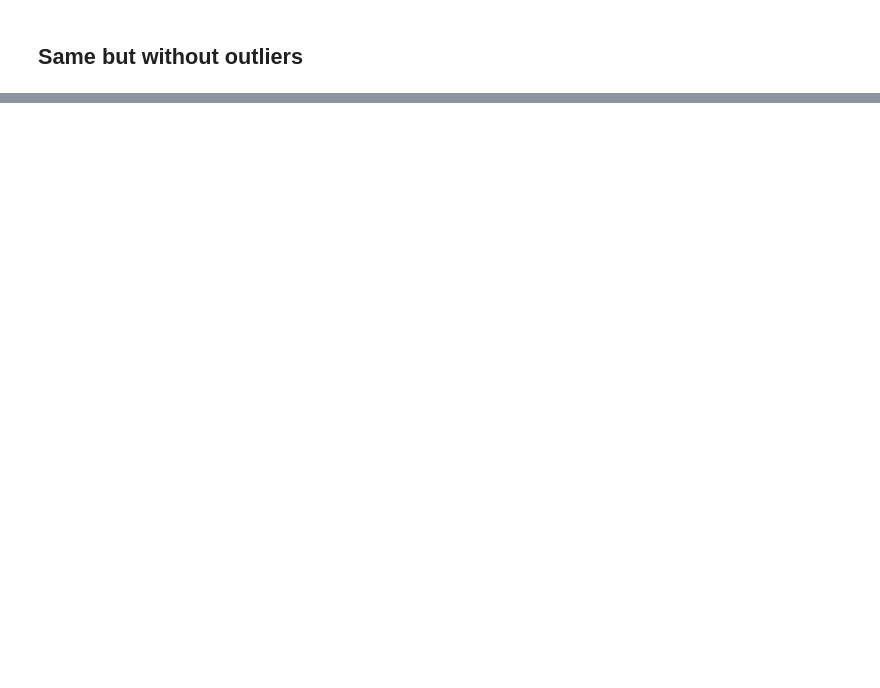
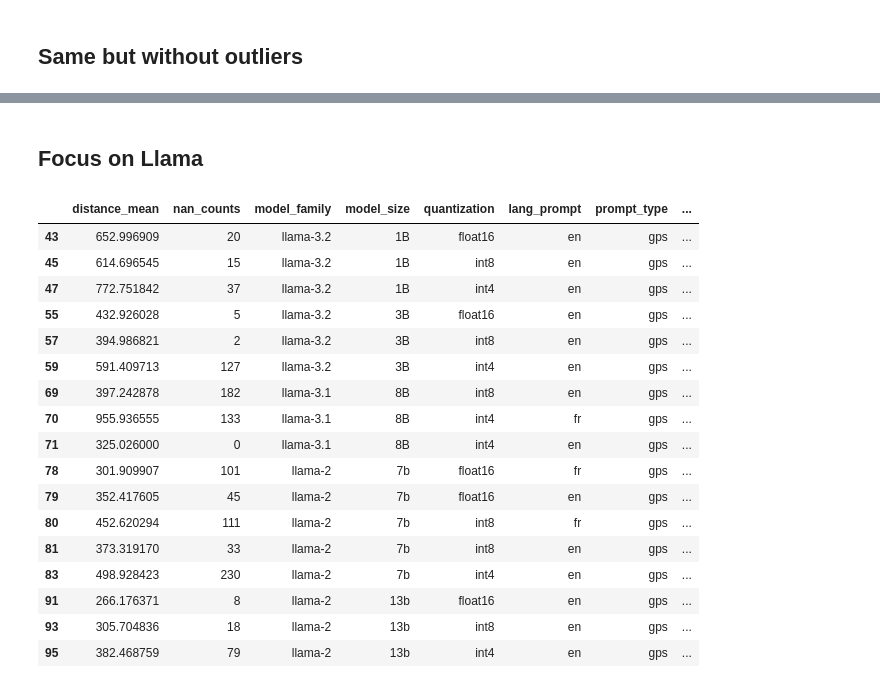
Before and after one commit to AdrienGuille/geo-llm, a Jupyter notebook: 4_results_analyzing.ipynb, the cells around one changed output, grey strips where cells are left out. Drawn from its saved outputs; the diff is of its cells as text; code cells hidden in the pictures; blank space fills up the shorter version.

```diff
--- a/4_results_analyzing.ipynb
+++ b/4_results_analyzing.ipynb
@@ -363,0 +434,28 @@ Passing `palette` without assigning `hue` is deprecated and will be removed in v
+# %% [markdown]
+## Focus on Llama
+# %%
+model_family = "llama"
+
+df_without_outliers = df[df["distance_mean"] < 1000]
+df_without_outliers = df_without_outliers[df_without_outliers['model_family'].str.startswith(model_family)]
+
+df_without_outliers
+# %% [output]
+|  | distance_mean | nan_counts | model_family | model_size | quantization | lang_prompt | prompt_type | ... |
+| 43 | 652.996909 | 20 | llama-3.2 | 1B | float16 | en | gps | ... |
+| 45 | 614.696545 | 15 | llama-3.2 | 1B | int8 | en | gps | ... |
+| 47 | 772.751842 | 37 | llama-3.2 | 1B | int4 | en | gps | ... |
+| 55 | 432.926028 | 5 | llama-3.2 | 3B | float16 | en | gps | ... |
+| 57 | 394.986821 | 2 | llama-3.2 | 3B | int8 | en | gps | ... |
+| 59 | 591.409713 | 127 | llama-3.2 | 3B | int4 | en | gps | ... |
+| 69 | 397.242878 | 182 | llama-3.1 | 8B | int8 | en | gps | ... |
+| 70 | 955.936555 | 133 | llama-3.1 | 8B | int4 | fr | gps | ... |
+| 71 | 325.026000 | 0 | llama-3.1 | 8B | int4 | en | gps | ... |
+| 78 | 301.909907 | 101 | llama-2 | 7b | float16 | fr | gps | ... |
+| 79 | 352.417605 | 45 | llama-2 | 7b | float16 | en | gps | ... |
+| 80 | 452.620294 | 111 | llama-2 | 7b | int8 | fr | gps | ... |
+| 81 | 373.319170 | 33 | llama-2 | 7b | int8 | en | gps | ... |
+| 83 | 498.928423 | 230 | llama-2 | 7b | int4 | en | gps | ... |
+| 91 | 266.176371 | 8 | llama-2 | 13b | float16 | en | gps | ... |
+| 93 | 305.704836 | 18 | llama-2 | 13b | int8 | en | gps | ... |
+| 95 | 382.468759 | 79 | llama-2 | 13b | int4 | en | gps | ... |
```
Also changed, not shown: parts of 13 cells of this notebook, 3 other files.
